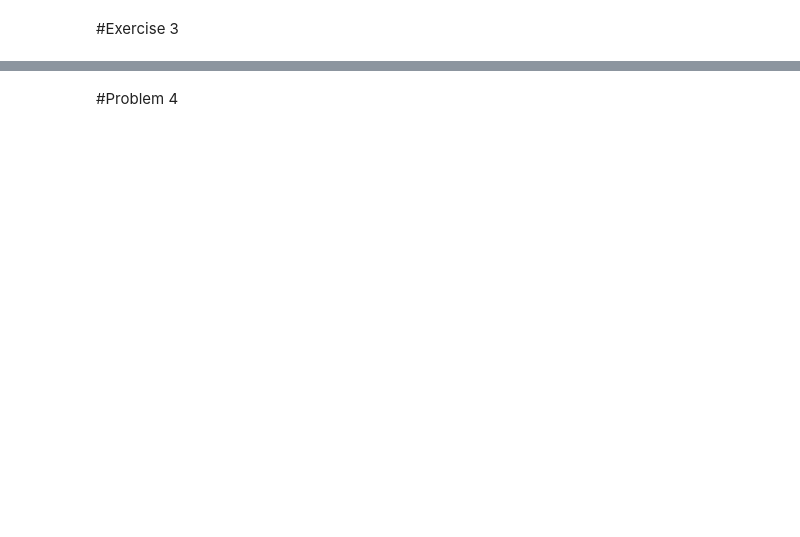
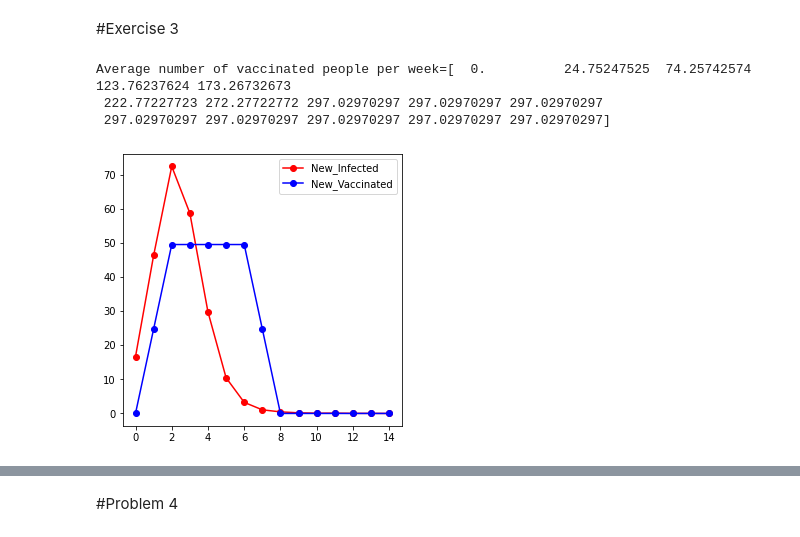
Before and after one commit to ele9996/NetworkDynamicsAndLearningLabs, a Jupyter notebook: HMW3.ipynb, the cells around one changed output, grey strips where cells are left out. Drawn from its saved outputs; the diff is of its cells as text; code cells hidden in the pictures; blank space fills up the shorter version.

```diff
--- a/HMW3.ipynb
+++ b/HMW3.ipynb
@@ -435,7 +432,11 @@ tot_vaccinated = np.array([[0.,0.,0.,0.,0.,0.,0.,0.,0.,0.,0.,0.,0.,0.,0.]])
 #array containing the total subsceptible people each week for all simulations
 tot_subsceptible = np.array([[490,490,490,490,490,490,490,490,490,490,490,490,490,490,490]])
 
+#array containing the total new infected people each week for all simulations
+tot_new_infected = np.array([[0.,0.,0.,0.,0.,0.,0.,0.,0.,0.,0.,0.,0.,0.,0.]])
 
+#array containing the total new infected people each week for all simulations
+tot_new_vaccinated = np.array([[0.,0.,0.,0.,0.,0.,0.,0.,0.,0.,0.,0.,0.,0.,0.]])
 
 #main loop
 
@@ -457,6 +458,12 @@ for n in range(N):
   #array containing the number of subsceptible people each week in one simulation of 100
   n_vaccinated=np.zeros(weeks)
 
+  #array containing the number of new infected people each week in one simulation of 100
+  n_new_infected=np.zeros(weeks)
+
+  #array containing the number of new vaccinated people each week in one simulation of 100
+  n_new_vaccinated=np.zeros(weeks)
+
   #I randomly search for 10 nodes which will start as infected
   random_index=random.sample(range(0,nodes-1),10)
   #print("the nodes I selected to be infected are: {}".format(random_index))
@@ -465,14 +472,15 @@ for n in range(N):
     n_status[index]=1
 
   #I run the simulation
-  n_infected,n_recovered,n_subsceptible,n_vaccinated=MySimVaccine(weeks,nodes,n_status,n_infected,n_subsceptible,n_vaccinated,n_recovered)
+  n_infected,n_recovered,n_subsceptible,n_vaccinated,n_new_infected,n_new_vaccinated=MySimVaccine(weeks,nodes,n_status,n_infected,n_subsceptible,n_vaccinated,n_recovered,n_new_infected,n_new_vaccinated)
 
   #print(n_subsceptible)
   tot_inf=np.concatenate((tot_inf, [n_infected]), axis = 0)
   tot_recovered=np.concatenate((tot_recovered, [n_recovered]), axis = 0)
   tot_subsceptible=np.concatenate((tot_subsceptible, [n_subsceptible]), axis = 0)
   tot_vaccinated=np.concatenate((tot_vaccinated, [n_vaccinated]), axis = 0)
-
+  tot_new_infected=np.concatenate((tot_new_infected, [n_new_infected]), axis = 0)
+  tot_new_vaccinated=np.concatenate((tot_new_vaccinated, [n_new_vaccinated]), axis = 0)
 
 #print("totale infettati per ogni settimana per simulazione:{}".format(tot_inf))
 
@@ -480,8 +488,27 @@ avg_inf=np.average(tot_inf,axis=0)
 avg_recovered=np.average(tot_recovered,axis=0)
 avg_subsceptible=np.average(tot_subsceptible,axis=0)
 avg_vaccinated=np.average(tot_vaccinated,axis=0)
+avg_new_infected=np.average(tot_new_infected,axis=0)
+avg_new_vaccinated=np.average(tot_new_vaccinated,axis=0)
 
 print("Average number of vaccinated people per week={}".format(avg_vaccinated))
+# %% [output]
+Average number of vaccinated people per week=[  0.          24.75247525  74.25742574 123.76237624 173.26732673
+ 222.77227723 272.27722772 297.02970297 297.02970297 297.02970297
+ 297.02970297 297.02970297 297.02970297 297.02970297 297.02970297]
+# %%
+fig, ax = plt.subplots(figsize=(5,5))
+
+
+ax.plot(avg_new_infected,'ro-', label="New_Infected")
+ax.plot(avg_new_vaccinated,'bo-', label="New_Vaccinated")
+
+
+
+ax.legend()
+plt.show()
+# %% [output]
+[figure, added]
 # %%
 fig, ax = plt.subplots(figsize=(5,5))
 
```
Also changed, not shown: parts of 12 cells of this notebook.
